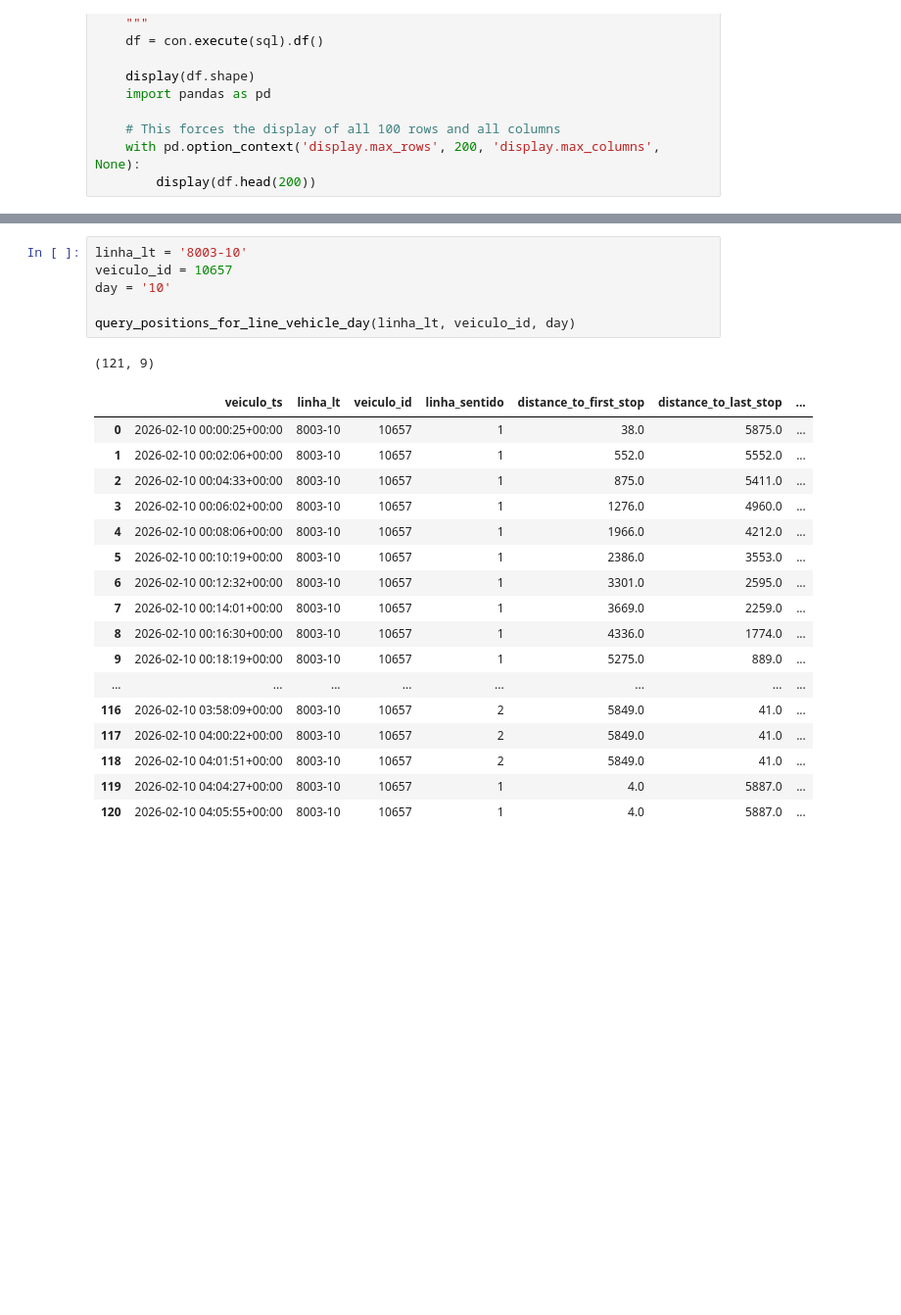
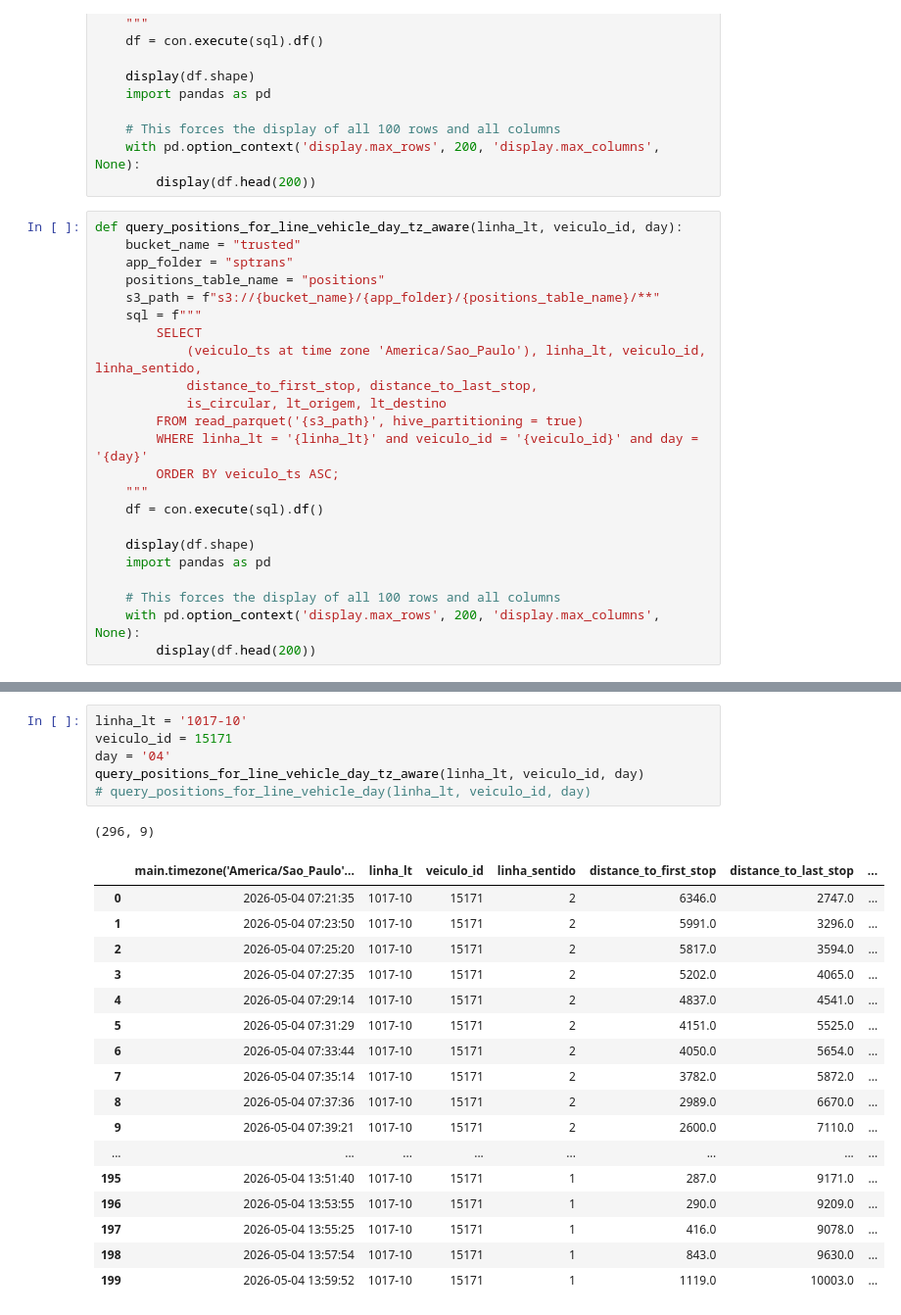
Before and after one commit to andremoreirafocus/sptransinsightspro, a Jupyter notebook: jupyter/notebooks/positions_for_line_and_vehicle_and_day.ipynb, the cells around one changed output, grey strips where cells are left out. Shown at 98% size. Saved outputs shown, nothing was run; the diff lists cells and outputs as text; blank space fills up the shorter version.

```diff
--- a/jupyter/notebooks/positions_for_line_and_vehicle_and_day.ipynb
+++ b/jupyter/notebooks/positions_for_line_and_vehicle_and_day.ipynb
@@ -89,4 +89,27 @@ def query_positions_for_line_vehicle_day(linha_lt, veiculo_id, day):
     # This forces the display of all 100 rows and all columns
     with pd.option_context('display.max_rows', 200, 'display.max_columns', None):
         display(df.head(200))
+# %%
+def query_positions_for_line_vehicle_day_tz_aware(linha_lt, veiculo_id, day):
+    bucket_name = "trusted"
+    app_folder = "sptrans"
+    positions_table_name = "positions"
+    s3_path = f"s3://{bucket_name}/{app_folder}/{positions_table_name}/**"
+    sql = f"""
+        SELECT
+            (veiculo_ts at time zone 'America/Sao_Paulo'), linha_lt, veiculo_id, linha_sentido,
+            distance_to_first_stop, distance_to_last_stop,
+            is_circular, lt_origem, lt_destino
+        FROM read_parquet('{s3_path}', hive_partitioning = true)
+        WHERE linha_lt = '{linha_lt}' and veiculo_id = '{veiculo_id}' and day = '{day}'
+        ORDER BY veiculo_ts ASC;
+    """
+    df = con.execute(sql).df()
+
+    display(df.shape)
+    import pandas as pd
+
+    # This forces the display of all 100 rows and all columns
+    with pd.option_context('display.max_rows', 200, 'display.max_columns', None):
+        display(df.head(200))
 # %%
@@ -118,25 +125,25 @@ query_positions_for_line_vehicle__sentido_day(linha_lt, veiculo_id, linha_sentid
 # %%
-linha_lt = '8003-10'
-veiculo_id = 10657
-day = '10'
-
-query_positions_for_line_vehicle_day(linha_lt, veiculo_id, day)
+linha_lt = '1017-10'
+veiculo_id = 15171
+day = '04'
+query_positions_for_line_vehicle_day_tz_aware(linha_lt, veiculo_id, day)
+# query_positions_for_line_vehicle_day(linha_lt, veiculo_id, day)
 # %% [output]
-(121, 9)
+(296, 9)
-|  | veiculo_ts | linha_lt | veiculo_id | linha_sentido | distance_to_first_stop | distance_to_last_stop | ... |
-| 0 | 2026-02-10 00:00:25+00:00 | 8003-10 | 10657 | 1 | 38.0 | 5875.0 | ... |
-| 1 | 2026-02-10 00:02:06+00:00 | 8003-10 | 10657 | 1 | 552.0 | 5552.0 | ... |
-| 2 | 2026-02-10 00:04:33+00:00 | 8003-10 | 10657 | 1 | 875.0 | 5411.0 | ... |
-| 3 | 2026-02-10 00:06:02+00:00 | 8003-10 | 10657 | 1 | 1276.0 | 4960.0 | ... |
-| 4 | 2026-02-10 00:08:06+00:00 | 8003-10 | 10657 | 1 | 1966.0 | 4212.0 | ... |
-| 5 | 2026-02-10 00:10:19+00:00 | 8003-10 | 10657 | 1 | 2386.0 | 3553.0 | ... |
-| 6 | 2026-02-10 00:12:32+00:00 | 8003-10 | 10657 | 1 | 3301.0 | 2595.0 | ... |
-| 7 | 2026-02-10 00:14:01+00:00 | 8003-10 | 10657 | 1 | 3669.0 | 2259.0 | ... |
-| 8 | 2026-02-10 00:16:30+00:00 | 8003-10 | 10657 | 1 | 4336.0 | 1774.0 | ... |
-| 9 | 2026-02-10 00:18:19+00:00 | 8003-10 | 10657 | 1 | 5275.0 | 889.0 | ... |
+|  | main.timezone('America/Sao_Paulo'... | linha_lt | veiculo_id | linha_sentido | distance_to_first_stop | distance_to_last_stop | ... |
+| 0 | 2026-05-04 07:21:35 | 1017-10 | 15171 | 2 | 6346.0 | 2747.0 | ... |
+| 1 | 2026-05-04 07:23:50 | 1017-10 | 15171 | 2 | 5991.0 | 3296.0 | ... |
+| 2 | 2026-05-04 07:25:20 | 1017-10 | 15171 | 2 | 5817.0 | 3594.0 | ... |
+| 3 | 2026-05-04 07:27:35 | 1017-10 | 15171 | 2 | 5202.0 | 4065.0 | ... |
+| 4 | 2026-05-04 07:29:14 | 1017-10 | 15171 | 2 | 4837.0 | 4541.0 | ... |
+| 5 | 2026-05-04 07:31:29 | 1017-10 | 15171 | 2 | 4151.0 | 5525.0 | ... |
+| 6 | 2026-05-04 07:33:44 | 1017-10 | 15171 | 2 | 4050.0 | 5654.0 | ... |
+| 7 | 2026-05-04 07:35:14 | 1017-10 | 15171 | 2 | 3782.0 | 5872.0 | ... |
+| 8 | 2026-05-04 07:37:36 | 1017-10 | 15171 | 2 | 2989.0 | 6670.0 | ... |
+| 9 | 2026-05-04 07:39:21 | 1017-10 | 15171 | 2 | 2600.0 | 7110.0 | ... |
 | ... | ... | ... | ... | ... | ... | ... | ... |
-| 116 | 2026-02-10 03:58:09+00:00 | 8003-10 | 10657 | 2 | 5849.0 | 41.0 | ... |
-| 117 | 2026-02-10 04:00:22+00:00 | 8003-10 | 10657 | 2 | 5849.0 | 41.0 | ... |
-| 118 | 2026-02-10 04:01:51+00:00 | 8003-10 | 10657 | 2 | 5849.0 | 41.0 | ... |
-| 119 | 2026-02-10 04:04:27+00:00 | 8003-10 | 10657 | 1 | 4.0 | 5887.0 | ... |
-| 120 | 2026-02-10 04:05:55+00:00 | 8003-10 | 10657 | 1 | 4.0 | 5887.0 | ... |
+| 195 | 2026-05-04 13:51:40 | 1017-10 | 15171 | 1 | 287.0 | 9171.0 | ... |
+| 196 | 2026-05-04 13:53:55 | 1017-10 | 15171 | 1 | 290.0 | 9209.0 | ... |
+| 197 | 2026-05-04 13:55:25 | 1017-10 | 15171 | 1 | 416.0 | 9078.0 | ... |
+| 198 | 2026-05-04 13:57:54 | 1017-10 | 15171 | 1 | 843.0 | 9630.0 | ... |
+| 199 | 2026-05-04 13:59:52 | 1017-10 | 15171 | 1 | 1119.0 | 10003.0 | ... |
```
Also changed, not shown: parts of 2 cells of this notebook, 5 other files.
